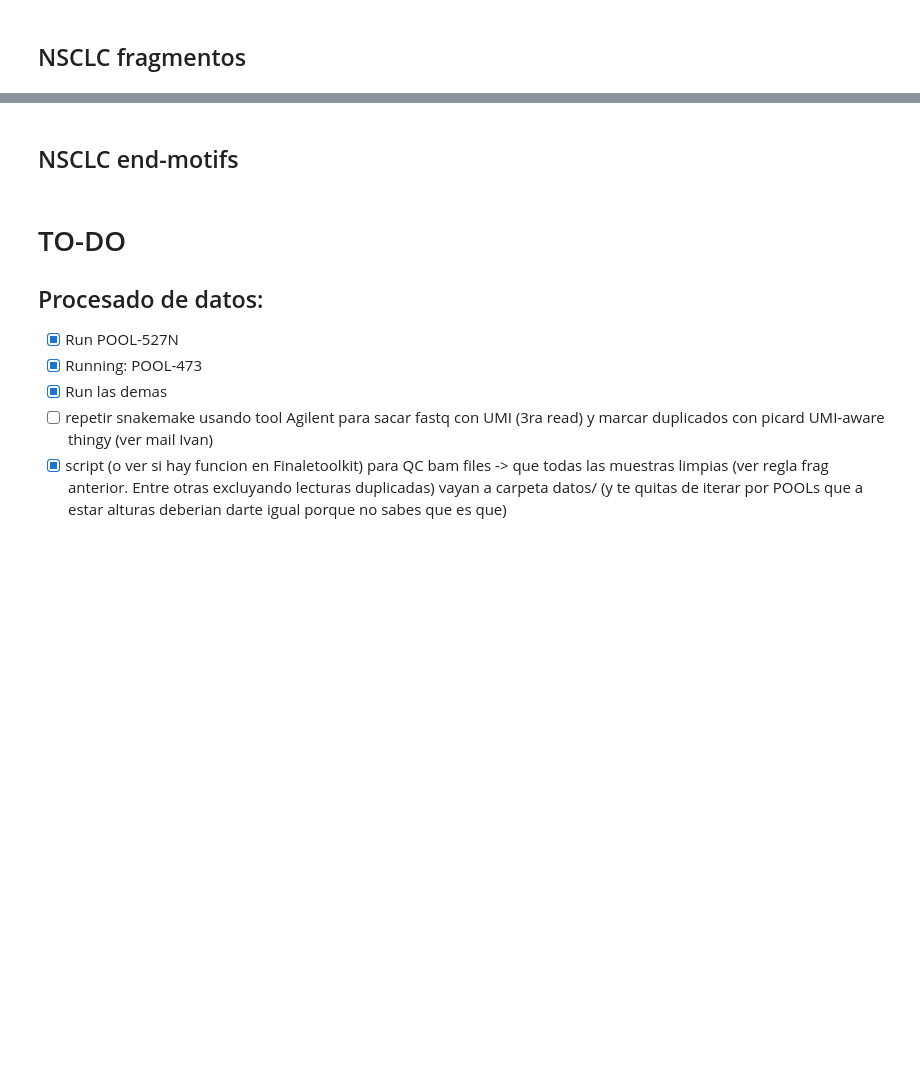
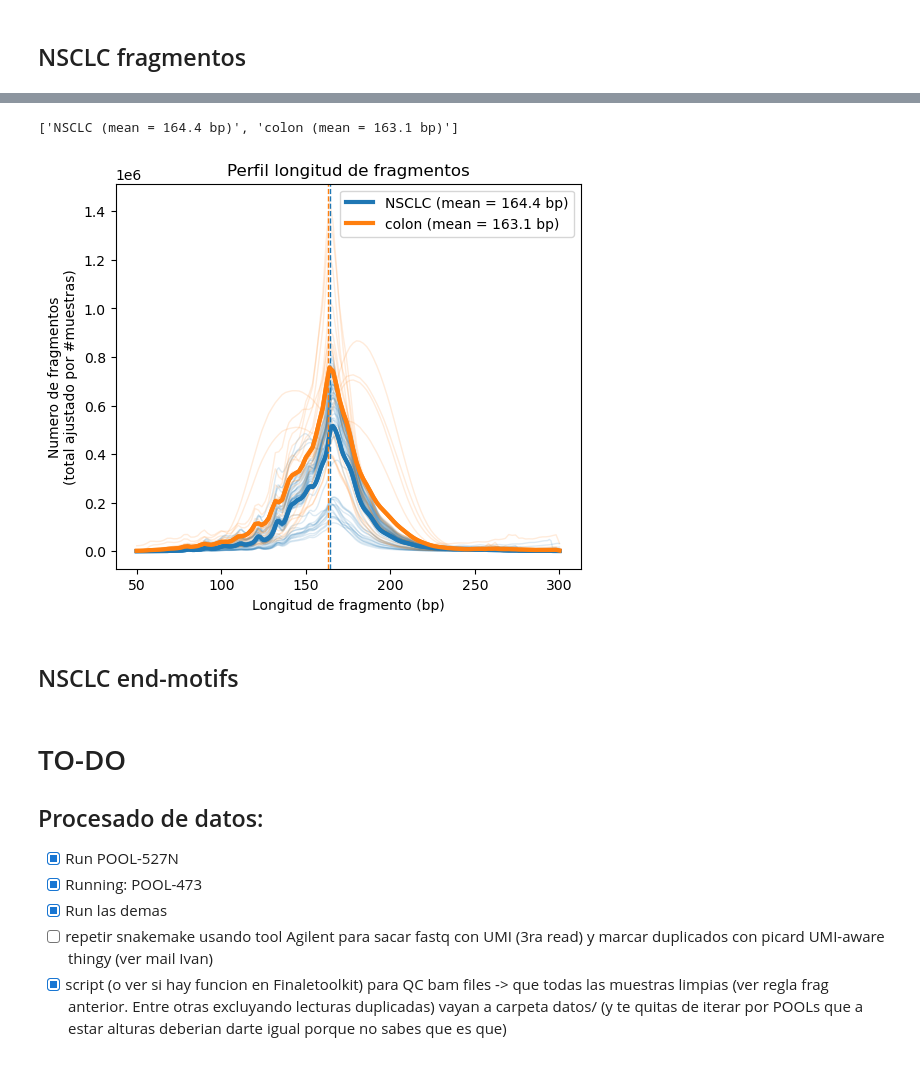
Before and after one commit to sara-suarez93/bcltofrag, a Jupyter notebook: notebook_analysis_fragmentomics.ipynb, the cells around one changed output, grey strips where cells are left out. Drawn from its saved outputs; the diff is of its cells as text; code cells hidden in the pictures; blank space fills up the shorter version.

```diff
--- a/notebook_analysis_fragmentomics.ipynb
+++ b/notebook_analysis_fragmentomics.ipynb
@@ -639,3 +905,82 @@ axes[1].legend()
+# %%
+colors_tumor = {
+    "NSCLC": "tab:blue",
+    "colon": "tab:orange"
+}
+
+# perfil por muestra
+df_perfil_sample = (
+    df_fraglen_all
+    .groupby(["tumor_type", "sample", "min"], as_index=False)["count"]
+    .sum()
+)
+
+# media longitud de fragmentos
+mean_fraglen = (
+    df_perfil_sample
+    .groupby("tumor_type")
+    .apply(lambda g: np.average(g["min"], weights=g["count"]), include_groups=False)
+)
+
+legend_labels = []
+
+for tumor, x in mean_fraglen.items():
+    legend_labels.append(f"{tumor} (mean = {x:.1f} bp)")
+
+print(legend_labels)
+
+fig, ax = plt.subplots(figsize=(6, 5))
+
+# perfil por muestra
+for (tumor, sample), g in df_perfil_sample.groupby(["tumor_type", "sample"]):
+    g = g.sort_values("min")
+    ax.plot(
+        g["min"],
+        g["count"],
+        color=colors_tumor[tumor],
+        alpha=0.15,       # faint
+        linewidth=1
+    )
+
+# perfil medio por tumor (ajustado a numero de muestras)
+for tumor, g in df_perfil.groupby("tumor_type"):
+    g = g.sort_values("min")
+    ax.plot(
+        g["min"],
+        g["count_per_sample"],
+        color=colors_tumor[tumor],
+        linewidth=3,
+        label="_nolegend_"
+    )
+
+# lineas media longitud fragmento
+for tumor, g in df_perfil.groupby("tumor_type"):
+    g = g.sort_values("min")
+    ax.plot(
+        g["min"],
+        g["count_per_sample"],
+        color=colors_tumor[tumor],
+        linewidth=3,
+        label=f"{tumor} (mean = {mean_fraglen[tumor]:.1f} bp)"
+    )
+
+    ax.axvline(
+        mean_fraglen[tumor],
+        color=colors_tumor[tumor],
+        linestyle="--",
+        linewidth=1,
+        label="_nolegend_"
+    )
+
+ax.set_xlabel("Longitud de fragmento (bp)")
+ax.set_ylabel("Numero de fragmentos\n(total ajustado por #muestras)")
+ax.set_title("Perfil longitud de fragmentos")
+ax.legend()
+
+plt.show()
+# %% [output]
+['NSCLC (mean = 164.4 bp)', 'colon (mean = 163.1 bp)']
+[figure, added]
 # %% [markdown]
 ## NSCLC end-motifs
 # %% [markdown]
```
Also changed, not shown: parts of 21 cells of this notebook, 4 other files.
